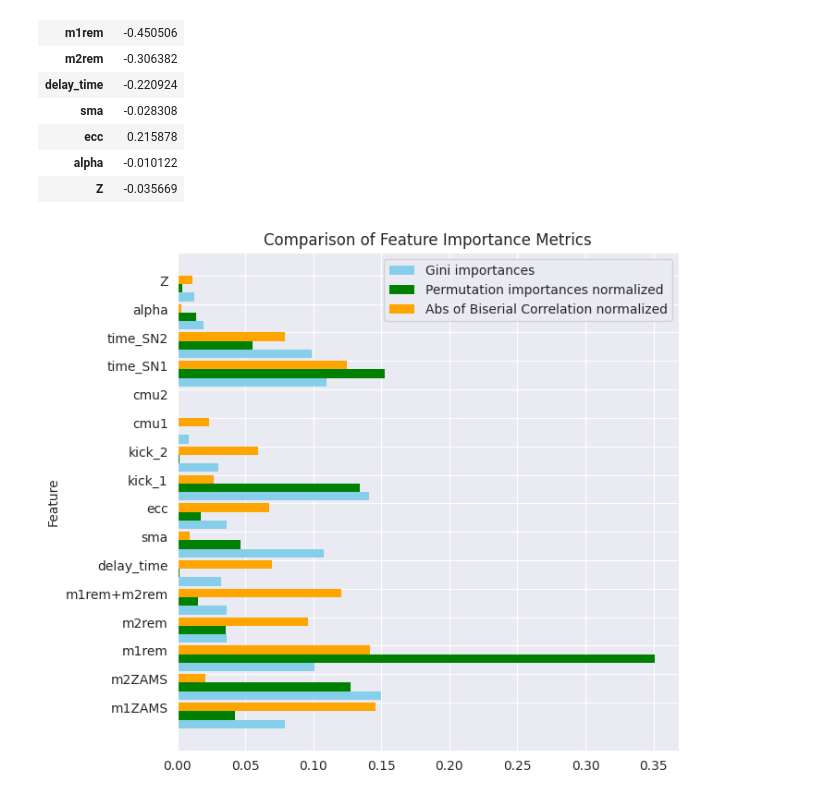
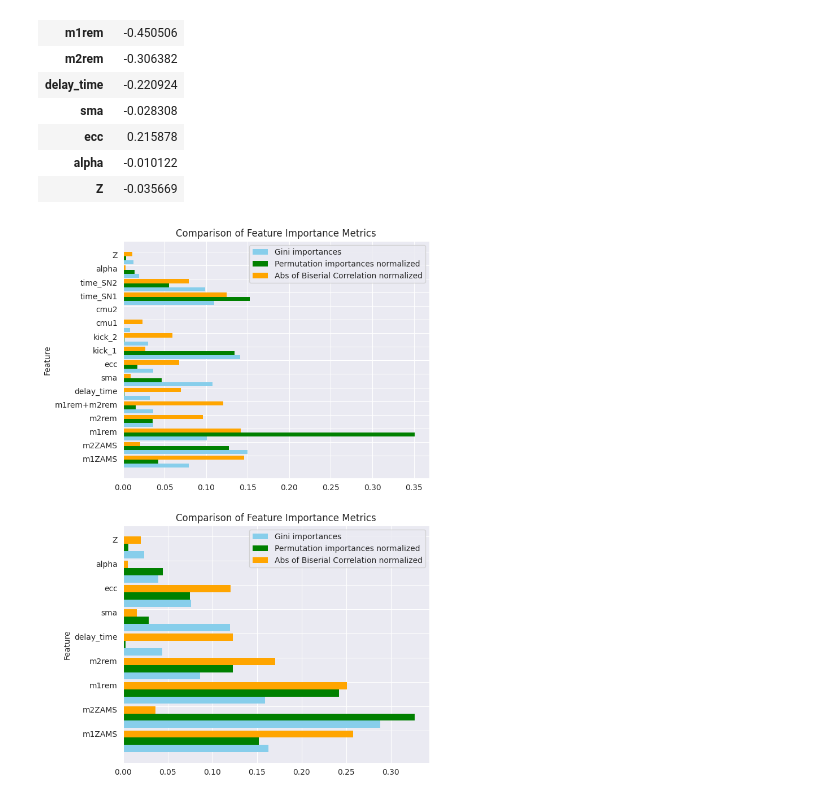
Before and after one commit to Giacomo-Menegatti/AstroLab, a Jupyter notebook: AstroLab_noisy.ipynb, the cells around one changed output. Saved outputs shown, nothing was run; the diff lists cells and outputs as text; code cells hidden in the pictures.

```diff
--- a/AstroLab_noisy.ipynb
+++ b/AstroLab_noisy.ipynb
@@ -609,23 +622,35 @@ corr_red
 | Z | -0.035669 |
 # %%
 #We show again this graph to compare it with the next one
-
 bar_width = 0.3
-fig, ax = plt.subplots(figsize=(7, 7))
+fig, ax = plt.subplots(2,1,figsize=(7, 12))
 
 index = np.arange(len(correlation_df))
 
-ax.barh(index, importances['gini'], color='skyblue', height=bar_width, label='Gini importances',edgecolor='none')
-ax.barh(index + bar_width, np.abs(importances['permutation'])/np.abs(importances['permutation']).sum(), color='green', height=bar_width, label='Permutation importances normalized',edgecolor='none')
-ax.barh(index+2*bar_width, np.abs(correlation_df.iloc[:,0])/np.abs(correlation_df.iloc[:,0]).sum(), color='orange', height=bar_width, label='Abs of Biserial Correlation normalized',edgecolor='none')
+ax[0].barh(index, importances['gini'], color='skyblue', height=bar_width, label='Gini importances',edgecolor='none')
+ax[0].barh(index + bar_width, np.abs(importances['permutation'])/np.abs(importances['permutation']).sum(), color='green', height=bar_width, label='Permutation importances normalized',edgecolor='none')
+ax[0].barh(index+2*bar_width, np.abs(correlation_df.iloc[:,0])/np.abs(correlation_df.iloc[:,0]).sum(), color='orange', height=bar_width, label='Abs of Biserial Correlation normalized',edgecolor='none')
 
-ax.set_yticks(index+5/2*bar_width)
-ax.set_yticklabels(correlation_df.index, va='top')
+ax[0].set_yticks(index+5/2*bar_width)
+ax[0].set_yticklabels(correlation_df.index, va='top')
 
-ax.set_ylabel('Feature')
-ax.set_title('Comparison of Feature Importance Metrics')
+ax[0].set_ylabel('Feature')
+ax[0].set_title('Comparison of Feature Importance Metrics')
 
-ax.legend()
+ax[0].legend()
+
+index_red = np.arange(len(corr_red))
+
+ax[1].barh(index_red, importances_reduced['gini'], color='skyblue', height=bar_width, label='Gini importances',edgecolor='none')
+ax[1].barh(index_red + bar_width, np.abs(importances_reduced['permutation'])/np.abs(importances_reduced['permutation']).sum(), color='green', height=bar_width, label='Permutation importances normalized',edgecolor='none')
+ax[1].barh(index_red+2*bar_width, np.abs(corr_red['Correlation'])/np.abs(corr_red['Correlation']).sum(), color='orange', height=bar_width, label='Abs of Biserial Correlation normalized',edgecolor='none')
+
+ax[1].set_yticks(index_red+5/2*bar_width)
+ax[1].set_yticklabels(corr_red.index, va='top')
+ax[1].set_ylabel('Feature')
+ax[1].set_title('Comparison of Feature Importance Metrics')
+ax[1].legend()
+
 plt.show()
 # %% [output]
-[figure, old version]
+[figure, new version]
```
Also changed, not shown: parts of 3 cells of this notebook.
